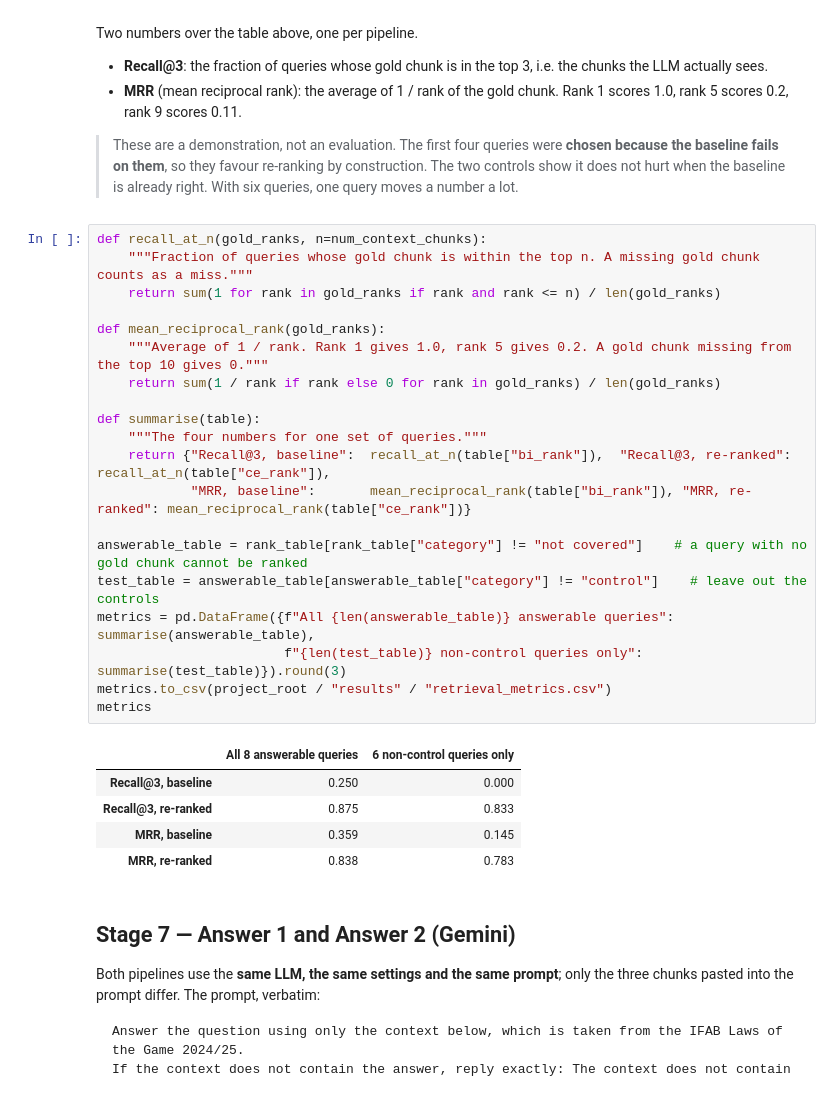
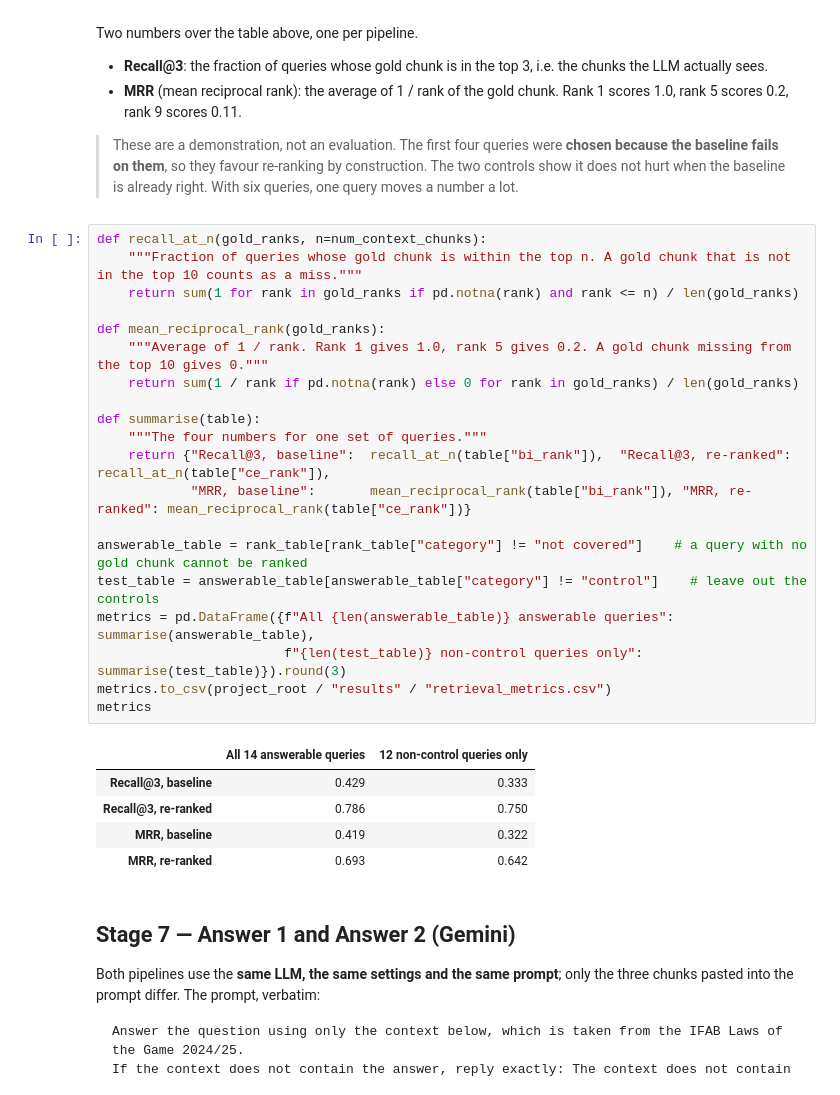
Before and after one commit to N03L-22/LMA_A1_RAG, a Jupyter notebook: rag_reranking.ipynb, the cells around one changed output. Drawn from its saved outputs; the diff is of its cells as text.

Commit message:
Add queries q10-q15; metrics treat a gold chunk missing from the top 10 as a miss
Co-Authored-By: Claude Sonnet 5.5 <noreply@anthropic.com>

```diff
--- a/rag_reranking.ipynb
+++ b/rag_reranking.ipynb
@@ -671,30 +677,30 @@ Two numbers over the table above, one per pipeline.
 > not hurt when the baseline is already right. With six queries, one query moves a number a lot.
 # %%
 def recall_at_n(gold_ranks, n=num_context_chunks):
-    """Fraction of queries whose gold chunk is within the top n. A missing gold chunk counts as a miss."""
-    return sum(1 for rank in gold_ranks if rank and rank <= n) / len(gold_ranks)
+    """Fraction of queries whose gold chunk is within the top n. A gold chunk that is not in the top 10 counts as a miss."""
+    return sum(1 for rank in gold_ranks if pd.notna(rank) and rank <= n) / len(gold_ranks)
 
 def mean_reciprocal_rank(gold_ranks):
     """Average of 1 / rank. Rank 1 gives 1.0, rank 5 gives 0.2. A gold chunk missing from the top 10 gives 0."""
-    return sum(1 / rank if rank else 0 for rank in gold_ranks) / len(gold_ranks)
+    return sum(1 / rank if pd.notna(rank) else 0 for rank in gold_ranks) / len(gold_ranks)
 
 def summarise(table):
     """The four numbers for one set of queries."""
     return {"Recall@3, baseline":  recall_at_n(table["bi_rank"]),  "Recall@3, re-ranked": recall_at_n(table["ce_rank"]),
             "MRR, baseline":       mean_reciprocal_rank(table["bi_rank"]), "MRR, re-ranked": mean_reciprocal_rank(table["ce_rank"])}
 
 answerable_table = rank_table[rank_table["category"] != "not covered"]    # a query with no gold chunk cannot be ranked
 test_table = answerable_table[answerable_table["category"] != "control"]    # leave out the controls
 metrics = pd.DataFrame({f"All {len(answerable_table)} answerable queries": summarise(answerable_table),
                         f"{len(test_table)} non-control queries only": summarise(test_table)}).round(3)
 metrics.to_csv(project_root / "results" / "retrieval_metrics.csv")
 metrics
 # %% [output]
-|  | All 8 answerable queries | 6 non-control queries only |
-| Recall@3, baseline | 0.250 | 0.000 |
-| Recall@3, re-ranked | 0.875 | 0.833 |
-| MRR, baseline | 0.359 | 0.145 |
-| MRR, re-ranked | 0.838 | 0.783 |
+|  | All 14 answerable queries | 12 non-control queries only |
+| Recall@3, baseline | 0.429 | 0.333 |
+| Recall@3, re-ranked | 0.786 | 0.750 |
+| MRR, baseline | 0.419 | 0.322 |
+| MRR, re-ranked | 0.693 | 0.642 |
 # %% [markdown]
 ## Stage 7 — Answer 1 and Answer 2 (Gemini)
 
```
Also changed, not shown: parts of 5 cells of this notebook, 6 other files.
